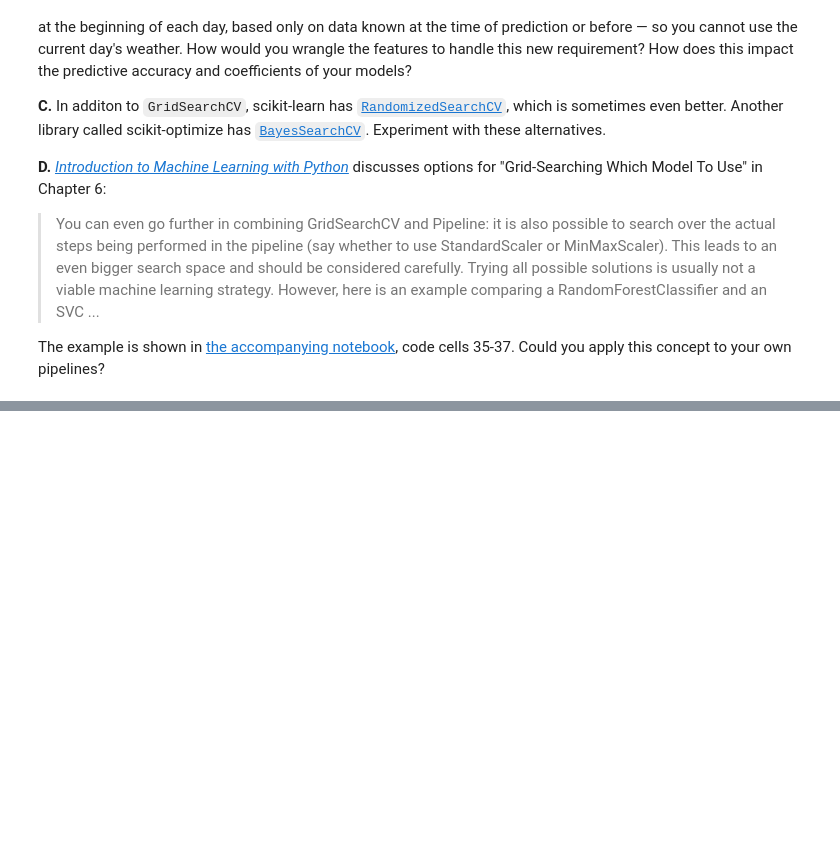
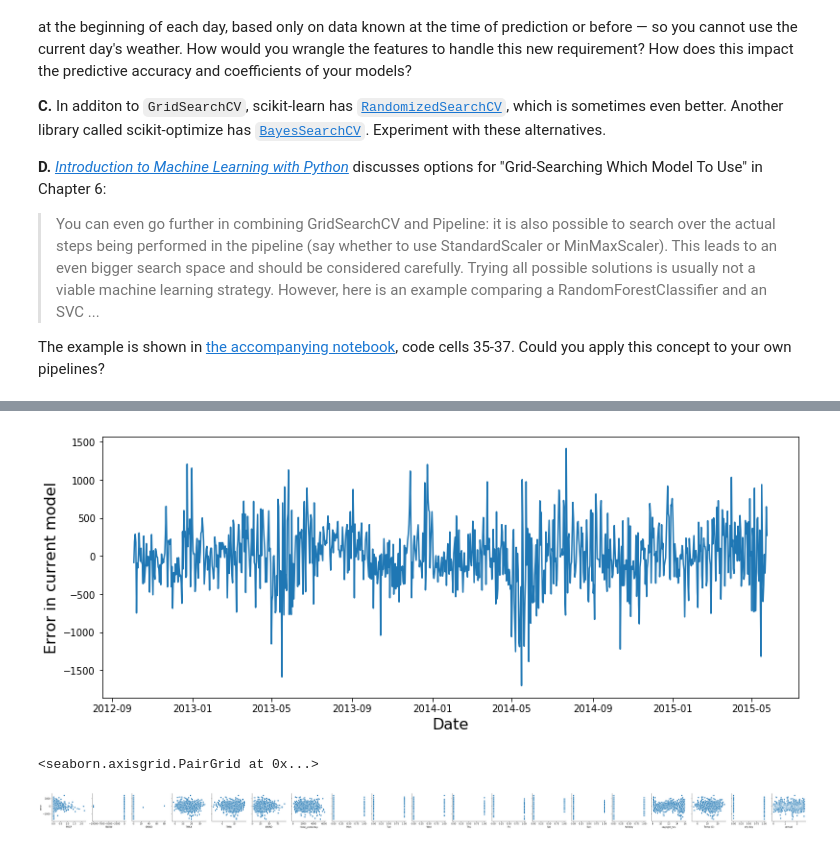
Before and after one commit to LambdaSchool/DS-Unit-2-Sprint-4-Model-Validation, a Jupyter notebook: module-3-select-models-and-parameters/LS_DS_243_Select_models_and_parameters.ipynb, the cells around one changed output, grey strips where cells are left out. Drawn from its saved outputs; the diff is of its cells as text; code cells hidden in the pictures; blank space fills up the shorter version.

```diff
--- a/module-3-select-models-and-parameters/LS_DS_243_Select_models_and_parameters.ipynb
+++ b/module-3-select-models-and-parameters/LS_DS_243_Select_models_and_parameters.ipynb
@@ -766,0 +817,8 @@ The example is shown in [the accompanying notebook](https://github.com/amueller/
+# %%
+# Actually, it would be handy to have all the original variables in this dataset also, so I
+# can plot a few things against each other.  Let's add them all together
+bikes = bikes.join(X_train)
+
+# And with all of this, let's calculate the current residuals
+bikes['error'] = bikes['y_pred'] - bikes['y_train']
+bikes.head(2)
@@ -766,0 +830,14 @@ The example is shown in [the accompanying notebook](https://github.com/amueller/
+# %%
+# Now, for example, I can see where in the time series the model messes up the most
+fig, ax = plt.subplots(figsize=(13,5))
+ax.plot(bikes['error']);
+ax.set_xlabel('Date', fontsize=16);
+ax.set_ylabel('Error in current model', fontsize=16);
+# %% [output]
+[figure, added]
+# %%
+# And I can look for correlations between existing variables and the errors
+sns.pairplot(data=bikes, y_vars=['error'], x_vars=X_train.columns);
+# %% [output]
+<seaborn.axisgrid.PairGrid at 0x...>
+[figure, added]
```
Also changed, not shown: parts of 48 cells of this notebook.
